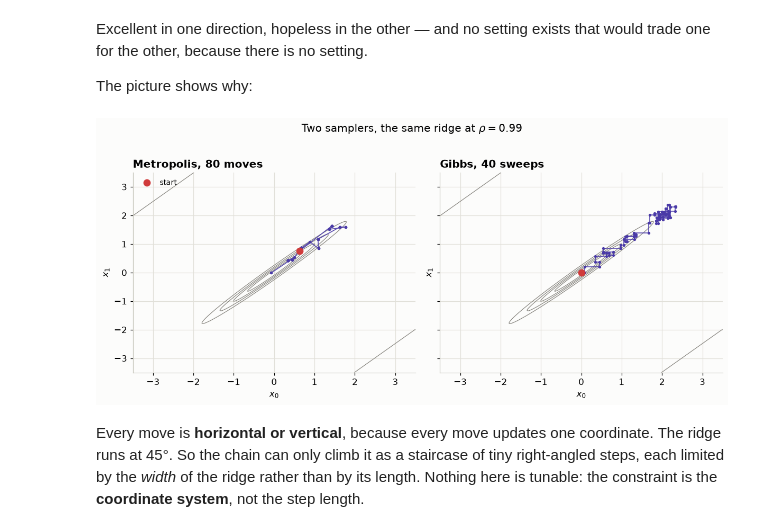
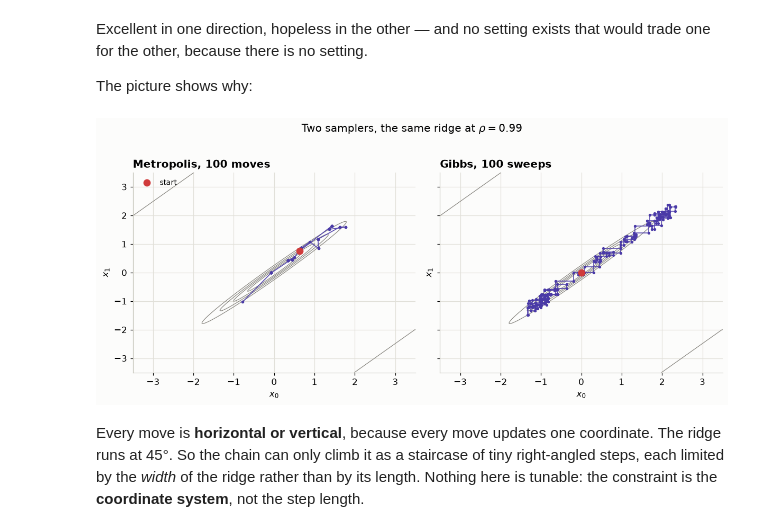
Before and after one commit to VeronikaWendler/sbi4cogsci, a Jupyter notebook: tutorials/day2_bayes_toolkit/mcmc-and-identifiability.ipynb, the cells around one changed output. Drawn from its saved outputs; the diff is of its cells as text; code cells hidden in the pictures.

```diff
--- a/tutorials/day2_bayes_toolkit/mcmc-and-identifiability.ipynb
+++ b/tutorials/day2_bayes_toolkit/mcmc-and-identifiability.ipynb
@@ -144,7 +144,7 @@ def log_target_mixture(theta):
 
 
 chain, acc = metropolis(log_target_mixture, start=[0.0], step_size=1.5,
-                        n_steps=40_000, seed=RANDOM_SEED)
+                        n_steps=100_000, seed=RANDOM_SEED)
 print(f"acceptance rate {acc:.2f}")
 
 grid = np.linspace(-4, 5, 400)
@@ -204,7 +204,7 @@ def log_target_split(theta):
 # Four chains, TWO started in each mode — the point is what each one does.
 starts = [-6.0, -6.0, 6.0, 6.0]
 split_chains = np.stack([
-    metropolis(log_target_split, [s], n_steps=20_000, step_size=1.5,
+    metropolis(log_target_split, [s], n_steps=100_000, step_size=1.5,
                seed=RANDOM_SEED + i)[0][2_000:, 0]
     for i, s in enumerate(starts)])
 
@@ -371,14 +371,20 @@ and no circle fits a shape like that.
 Before measuring anything, watch it happen. Same sampler, same step size, same
 number of moves; only $\rho$ changes.
 # %%
-def plot_path(ax, path, rho, title):
-    """Chain path over the target's contours. Used for every sampler here."""
+def plot_path(ax, path, rho, title, alpha=0.9):
+    """Chain path over the target's contours. Used for every sampler here.
+
+    `alpha` fades the path: a 40-step Gibbs staircase wants to be opaque, a
+    300-step scribble wants to be faint or it reads as a solid blob. The start
+    marker stays opaque either way — it is a landmark, not part of the trace.
+    """
     g = np.linspace(-3.5, 3.5, 200)
     X0, X1 = np.meshgrid(g, g)
     Z = np.exp(-(X0**2 - 2 * rho * X0 * X1 + X1**2) / (2 * (1 - rho**2)))
     ax.contour(X0, X1, Z, levels=5, colors=S.MUTED, linewidths=0.8)
-    ax.plot(path[:, 0], path[:, 1], "-", color=S.NAIVE, lw=1.1, alpha=0.9)
-    ax.plot(path[:, 0], path[:, 1], "o", color=S.NAIVE, ms=2.5, ls="none")
+    ax.plot(path[:, 0], path[:, 1], "-", color=S.NAIVE, lw=1.1, alpha=alpha)
+    ax.plot(path[:, 0], path[:, 1], "o", color=S.NAIVE, ms=2.5, ls="none",
+            alpha=min(1.0, alpha + 0.1))
     ax.plot(path[0, 0], path[0, 1], "o", color=S.DIVERGENT, ms=8, label="start")
     ax.set(title=title, xlabel="$x_0$", ylabel="$x_1$",
            xlim=(-3.5, 3.5), ylim=(-3.5, 3.5))
@@ -390,7 +396,7 @@ for ax, rho in zip(axes, RHOS):
     path, _ = metropolis(log_target_gaussian(rho), start=[0.0, 0.0],
                          n_steps=N_SHOW, step_size=1.0, seed=RANDOM_SEED)
     ax.plot([], [])
-    plot_path(ax, path, rho, rf"$\rho$ = {rho}")
+    plot_path(ax, path, rho, rf"$\rho$ = {rho}", alpha=0.35)
 axes[0].legend(fontsize=9, loc="upper left")
 fig.suptitle(f"{N_SHOW} Metropolis moves, step size 1.0 throughout", y=1.02)
 fig.tight_layout()
@@ -634,0 +642,13 @@ sampler statistics.
+# %%
+N_SHOW_PYMC = 300
+fig, axes = plt.subplots(1, 2, figsize=(11, 4.8), sharex=True, sharey=True)
+for ax, (name, idt) in zip(axes, [("pm.Metropolis", idata_mh), ("NUTS", idata_nuts)]):
+    path = idt.posterior.dataset["x"].values[0][:N_SHOW_PYMC]     # chain 0
+    # A rejected proposal repeats the current point, so an "exactly repeated"
+    # draw is a wasted iteration. NUTS has none: every draw is a new point.
+    repeated = np.mean(np.all(np.diff(path, axis=0) == 0, axis=1))
+    plot_path(ax, path, 0.99, f"{name}\n{repeated:.0%} of draws are repeats",
+              alpha=0.35)
+axes[0].legend(fontsize=9, loc="upper left")
+fig.suptitle(f"{N_SHOW_PYMC} post-warmup draws at $\\rho = 0.99$", y=1.02)
+fig.tight_layout()
@@ -700,18 +735,18 @@ that would trade one for the other, because there is no setting.
 The picture shows why:
 # %%
 # Same helper as the Metropolis paths above, so the two are directly comparable.
-_, path_gibbs = gibbs(0.99, n_steps=40, seed=RANDOM_SEED, record_path=True)
+_, path_gibbs = gibbs(0.99, n_steps=100, seed=RANDOM_SEED, record_path=True)
 path_mh, _ = metropolis(log_target_gaussian(0.99), start=[0.0, 0.0],
-                        n_steps=80, step_size=1.0, seed=RANDOM_SEED)
+                        n_steps=100, step_size=1.0, seed=RANDOM_SEED)
 
 fig, axes = plt.subplots(1, 2, figsize=(11, 4.8), sharex=True, sharey=True)
-plot_path(axes[0], path_mh, 0.99, r"Metropolis, 80 moves")
-plot_path(axes[1], path_gibbs, 0.99, r"Gibbs, 40 sweeps")
+plot_path(axes[0], path_mh, 0.99, r"Metropolis, 100 moves")
+plot_path(axes[1], path_gibbs, 0.99, r"Gibbs, 100 sweeps")
 axes[0].legend(fontsize=9, loc="upper left")
 fig.suptitle(r"Two samplers, the same ridge at $\rho = 0.99$", y=1.02)
 fig.tight_layout()
 # %% [output]
-[figure, old version]
+[figure, new version]
 # %% [markdown]
 Every move is **horizontal or vertical**, because every move updates one
 coordinate. The ridge runs at 45°. So the chain can only climb it as a
```
Also changed, not shown: parts of 18 cells of this notebook, 7 other files.
